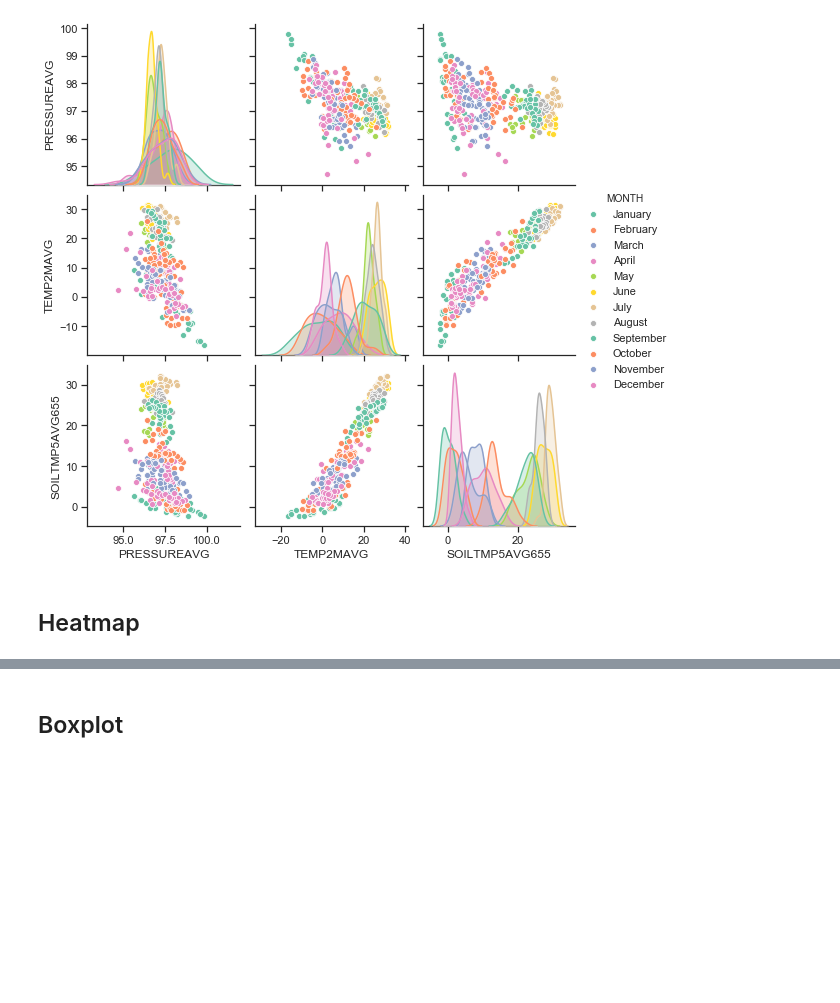
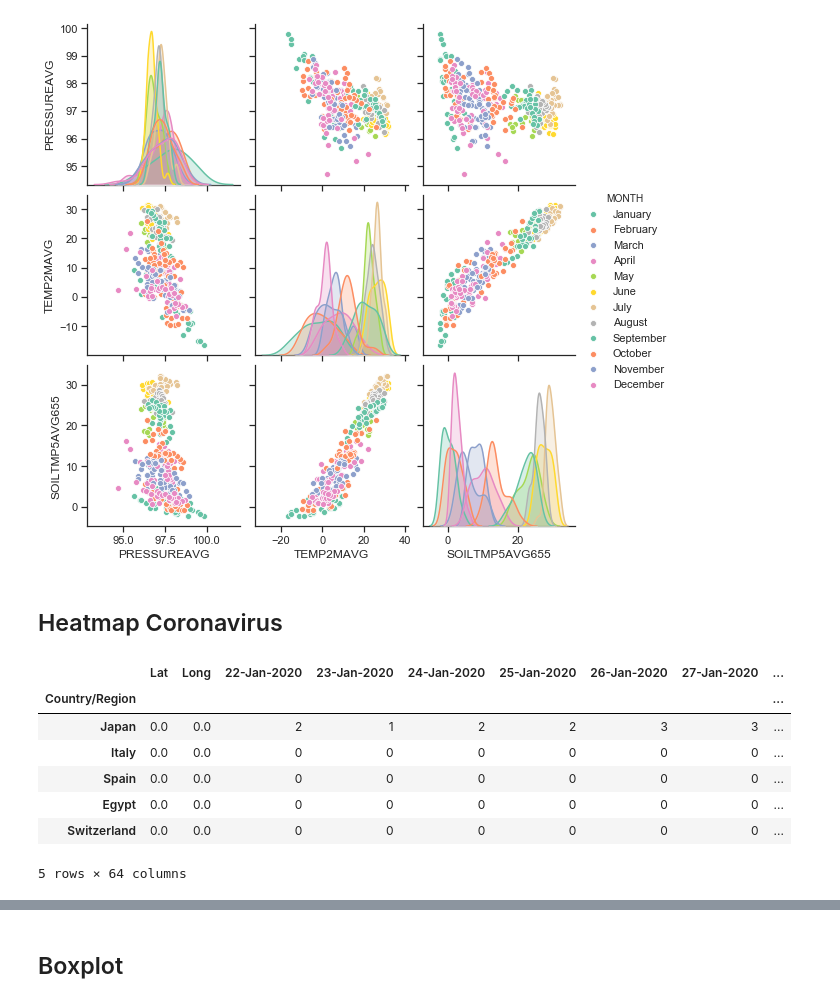
Before and after one commit to andres-patrignani/pynotes, a Jupyter notebook: notebooks/seaborn_module.ipynb, the cells around one changed output, grey strips where cells are left out. Cells and saved outputs as stored; diff of their text form; code cells hidden in the pictures; blank space fills up the shorter version.

```diff
--- a/notebooks/seaborn_module.ipynb
+++ b/notebooks/seaborn_module.ipynb
@@ -40,4 +44,25 @@ plt.show()
 # %% [output]
 [figure]
 # %% [markdown]
-## Heatmap
+## Heatmap Coronavirus
+# %%
+# Load data
+df_confirmed = pd.read_csv("../datasets/coronavirus_main_affected_regions_confirmed.csv")
+df_recovered = pd.read_csv("../datasets/coronavirus_main_affected_regions_recovered.csv")
+
+# Set Countr/Region as the index
+df_confirmed.set_index("Country/Region", inplace=True)
+df_recovered.set_index("Country/Region", inplace=True)
+
+# Subtract the dataframes (they have the same number of rows and columns)
+df_change = df_confirmed.subtract(df_recovered)
+df_change.head()
+# %% [output]
+|  | Lat | Long | 22-Jan-2020 | 23-Jan-2020 | 24-Jan-2020 | 25-Jan-2020 | 26-Jan-2020 | 27-Jan-2020 | ... |
+| Country/Region |  |  |  |  |  |  |  |  | ... |
+| Japan | 0.0 | 0.0 | 2 | 1 | 2 | 2 | 3 | 3 | ... |
+| Italy | 0.0 | 0.0 | 0 | 0 | 0 | 0 | 0 | 0 | ... |
+| Spain | 0.0 | 0.0 | 0 | 0 | 0 | 0 | 0 | 0 | ... |
+| Egypt | 0.0 | 0.0 | 0 | 0 | 0 | 0 | 0 | 0 | ... |
+| Switzerland | 0.0 | 0.0 | 0 | 0 | 0 | 0 | 0 | 0 | ... |
+5 rows × 64 columns
```
Also changed, not shown: parts of 10 cells of this notebook, 3 other files.
